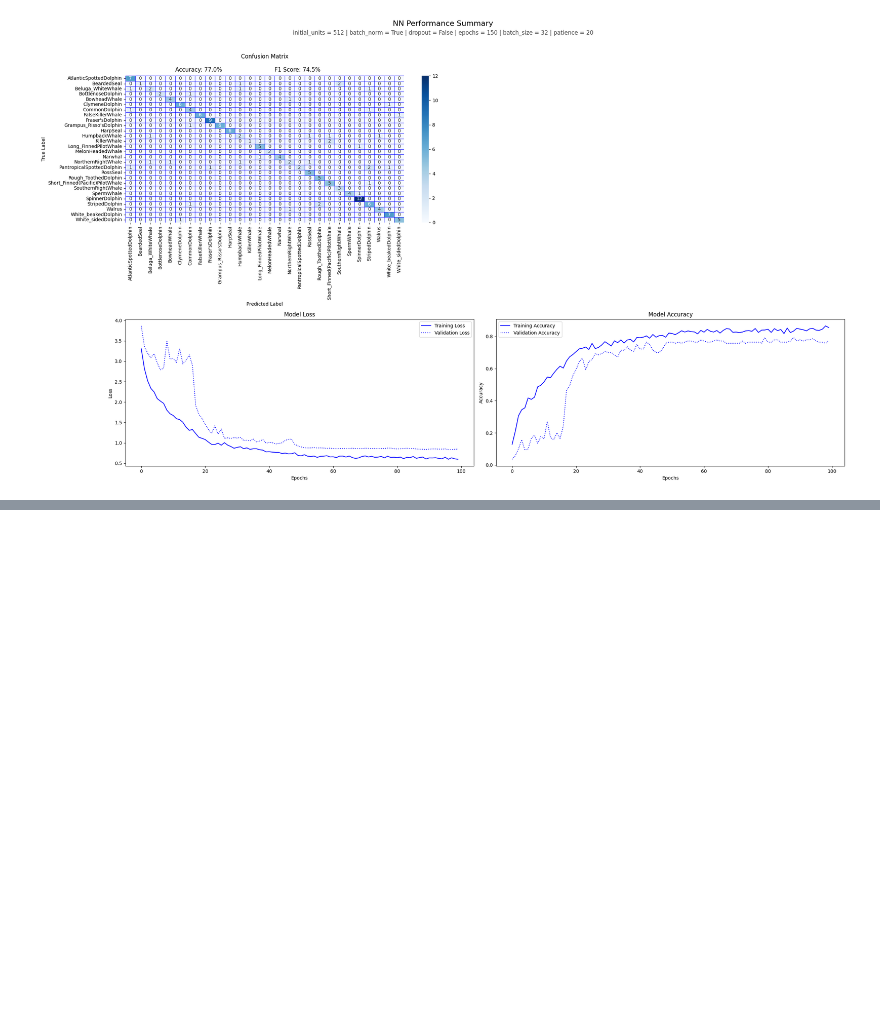
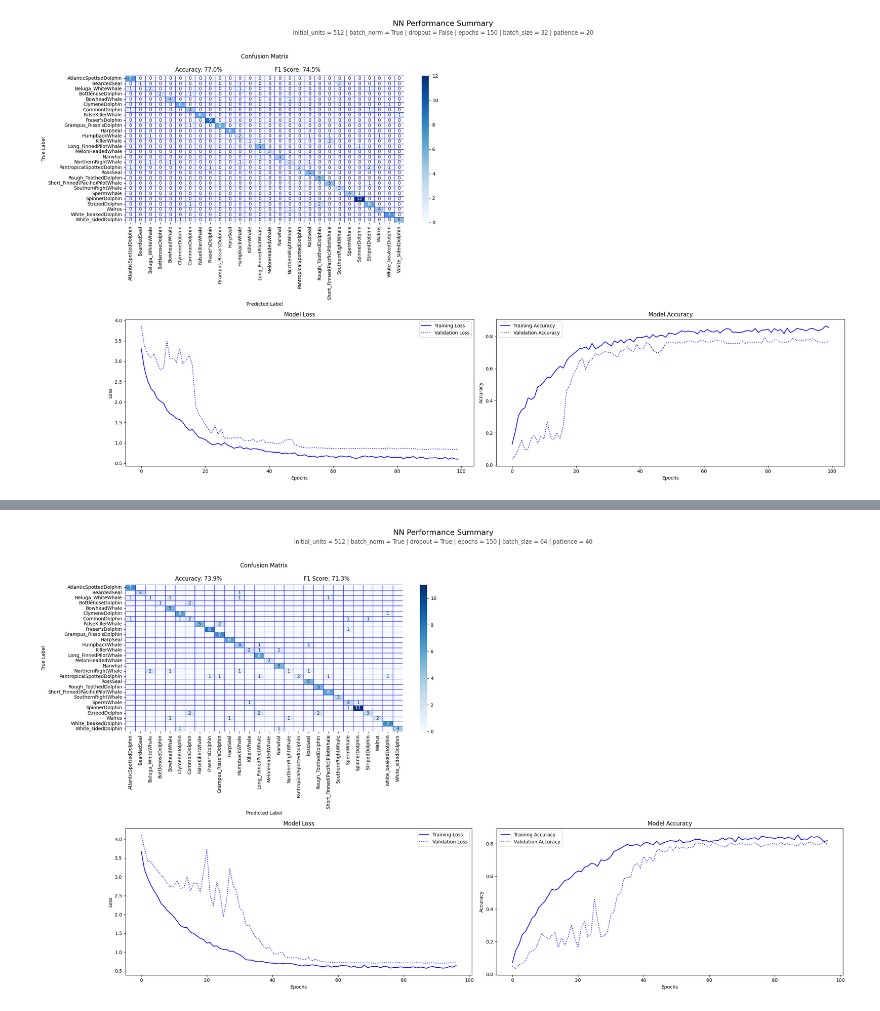
Before and after one commit to AntigoniMoira/MarineMammalSoundClassification, a Jupyter notebook: 6_FullyConnectedNN.ipynb, the cells around one changed output, grey strips where cells are left out. Drawn from its saved outputs; the diff is of its cells as text; code cells hidden in the pictures; blank space fills up the shorter version.

```diff
--- a/6_FullyConnectedNN.ipynb
+++ b/6_FullyConnectedNN.ipynb
@@ -151,3 +164,6 @@ Epoch 100/150
 40/40 [==============================] - 0s 9ms/step - loss: 0.5979 - accuracy: 0.8549 - val_loss: 0.8461 - val_accuracy: 0.7714 - lr: 1.0000e-05
 6/6 [==============================] - 0s 4ms/step
 [figure]
+# %%
+process_pipeline('512_150_64_20', 512, True, True, 150, 64, 40)
+# %% [output]
@@ -154,3 +187,4 @@ Epoch 100/150
+[figure, added]
 # %%
 process_pipeline('512_150_64_20', 512, True, False, 150, 64, 20)
 # %% [output]
```
Also changed, not shown: parts of 8 cells of this notebook, 14 other files.
